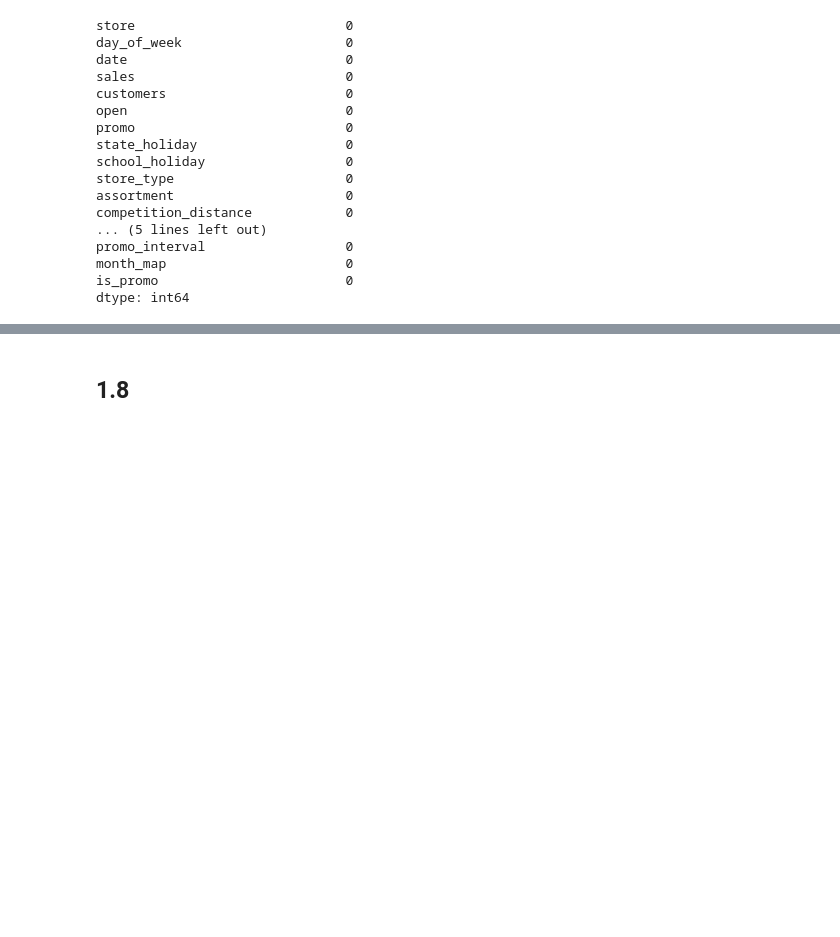
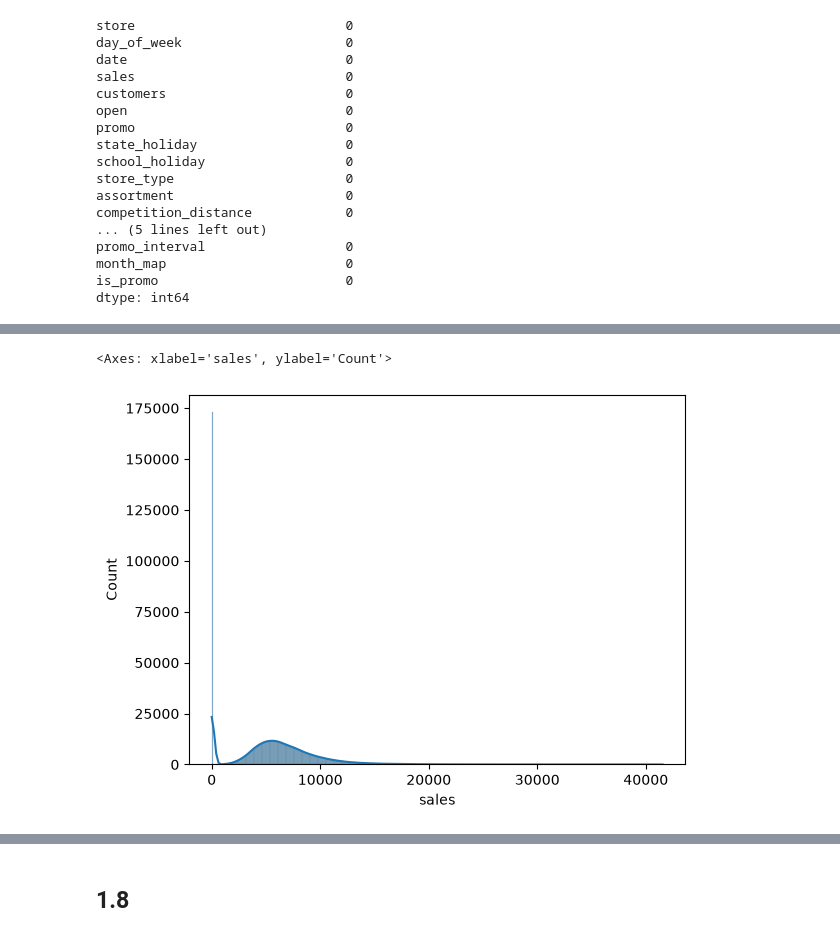
Before and after one commit to MarinaOnohara/Rossmann_Project, a Jupyter notebook: Notebooks/m02_v01_store_sales_prediction.ipynb, the cells around one changed output, grey strips where cells are left out. Saved outputs shown, nothing was run; the diff lists cells and outputs as text; code cells hidden in the pictures; blank space fills up the shorter version.

```diff
--- a/Notebooks/m02_v01_store_sales_prediction.ipynb
+++ b/Notebooks/m02_v01_store_sales_prediction.ipynb
@@ -196,0 +200,8 @@ dtype: int64
+# %%
+df1['competition_open_since_month']=df1['competition_open_since_month'].astype(int)
+df1['competition_open_since_year']=df1['competition_open_since_year'].astype(int)
+df1['promo2_since_week']=df1['promo2_since_week'].astype(int)
+df1['promo2_since_year']=df1['promo2_since_year'].astype(int)
+df1['promo_interval']=df1['promo_interval'].astype(str)
+
+df1.dtypes
@@ -198,0 +290,5 @@ dtype: int64
+# %%
+sns.histplot(df1['sales'], kde=True)
+# %% [output]
+<Axes: xlabel='sales', ylabel='Count'>
+[figure, added]
```
Also changed, not shown: parts of 13 cells of this notebook.
